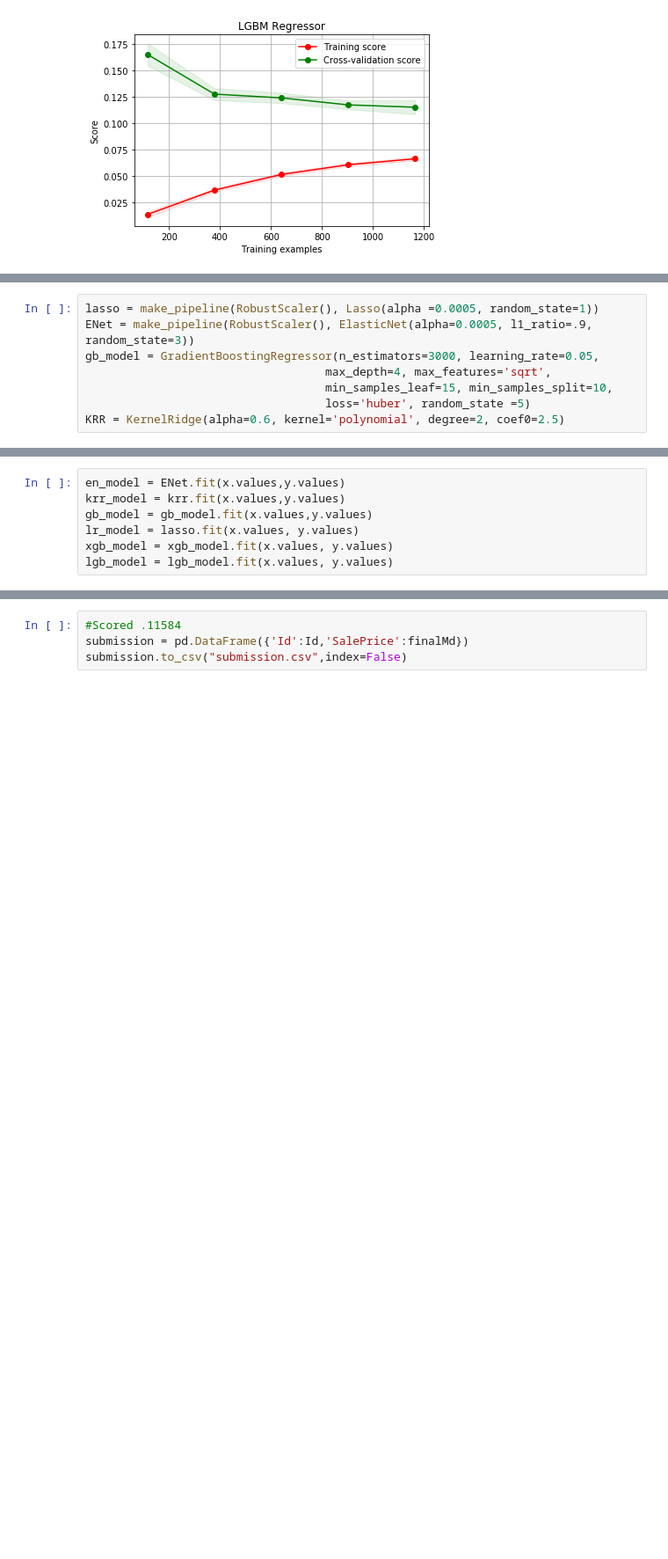
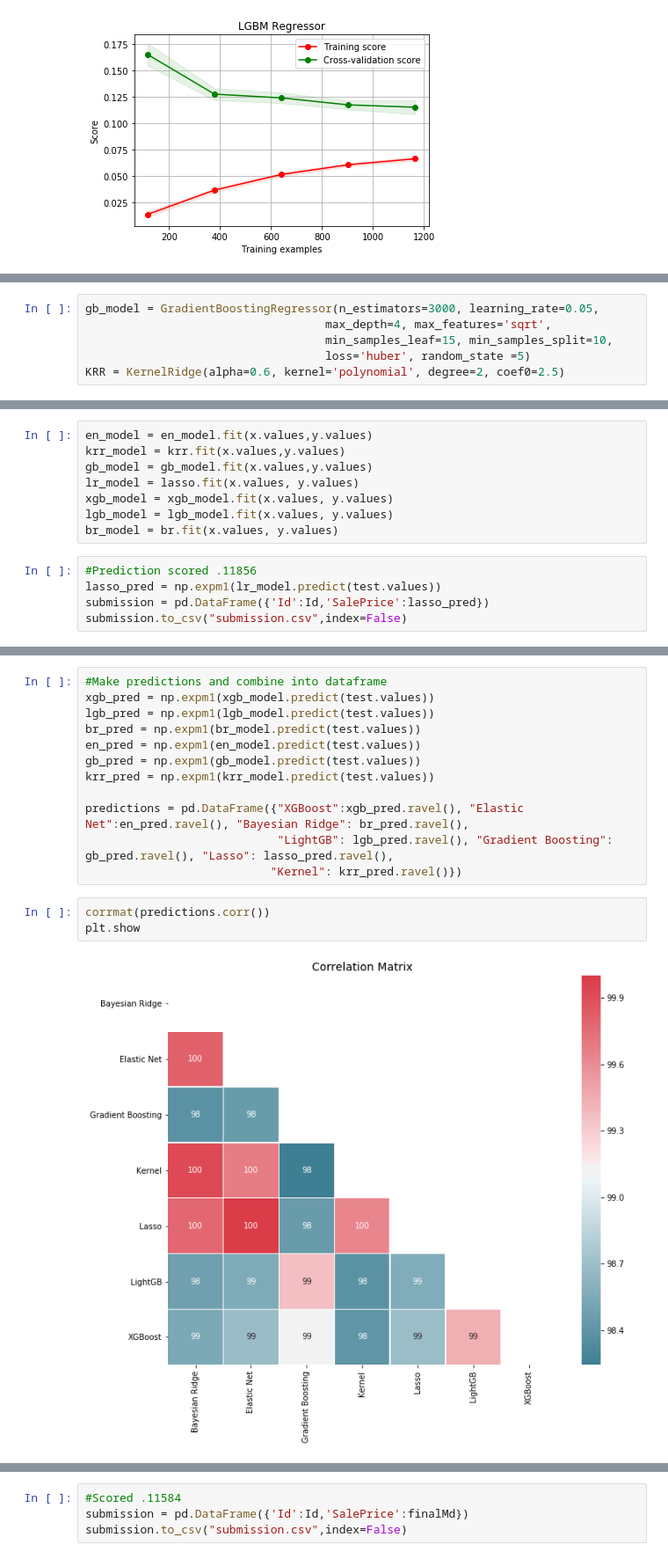
Before and after one commit to ngriffiths13/Applied_Machine_Learning_Classwork, a Jupyter notebook: Homeworks/HW2/Homework 2 - Building a Regression Model.ipynb, the cells around one changed output, grey strips where cells are left out. Shown at 88% size. Saved outputs shown, nothing was run; the diff lists cells and outputs as text; blank space fills up the shorter version.

```diff
--- a/Homeworks/HW2/Homework 2 - Building a Regression Model.ipynb
+++ b/Homeworks/HW2/Homework 2 - Building a Regression Model.ipynb
@@ -586,6 +604,4 @@ plot_learning_curve(lgb_model, "LGBM Regressor", x, y, cv = 5)
 # %%
-lasso = make_pipeline(RobustScaler(), Lasso(alpha =0.0005, random_state=1))
-ENet = make_pipeline(RobustScaler(), ElasticNet(alpha=0.0005, l1_ratio=.9, random_state=3))
 gb_model = GradientBoostingRegressor(n_estimators=3000, learning_rate=0.05,
                                    max_depth=4, max_features='sqrt',
                                    min_samples_leaf=15, min_samples_split=10,
@@ -594,7 +612,13 @@ KRR = KernelRidge(alpha=0.6, kernel='polynomial', degree=2, coef0=2.5)
 # %%
-en_model = ENet.fit(x.values,y.values)
+en_model = en_model.fit(x.values,y.values)
 krr_model = krr.fit(x.values,y.values)
 gb_model = gb_model.fit(x.values,y.values)
 lr_model = lasso.fit(x.values, y.values)
 xgb_model = xgb_model.fit(x.values, y.values)
 lgb_model = lgb_model.fit(x.values, y.values)
+br_model = br.fit(x.values, y.values)
+# %%
+#Prediction scored .11856
+lasso_pred = np.expm1(lr_model.predict(test.values))
+submission = pd.DataFrame({'Id':Id,'SalePrice':lasso_pred})
+submission.to_csv("submission.csv",index=False)
@@ -600,0 +629,17 @@ lgb_model = lgb_model.fit(x.values, y.values)
+# %%
+#Make predictions and combine into dataframe
+xgb_pred = np.expm1(xgb_model.predict(test.values))
+lgb_pred = np.expm1(lgb_model.predict(test.values))
+br_pred = np.expm1(br_model.predict(test.values))
+en_pred = np.expm1(en_model.predict(test.values))
+gb_pred = np.expm1(gb_model.predict(test.values))
+krr_pred = np.expm1(krr_model.predict(test.values))
+
+predictions = pd.DataFrame({"XGBoost":xgb_pred.ravel(), "Elastic Net":en_pred.ravel(), "Bayesian Ridge": br_pred.ravel(),
+                            "LightGB": lgb_pred.ravel(), "Gradient Boosting": gb_pred.ravel(), "Lasso": lasso_pred.ravel(),
+                           "Kernel": krr_pred.ravel()})
+# %%
+corrmat(predictions.corr())
+plt.show
+# %% [output]
+[figure, added]
```
Also changed, not shown: parts of 31 cells of this notebook.
